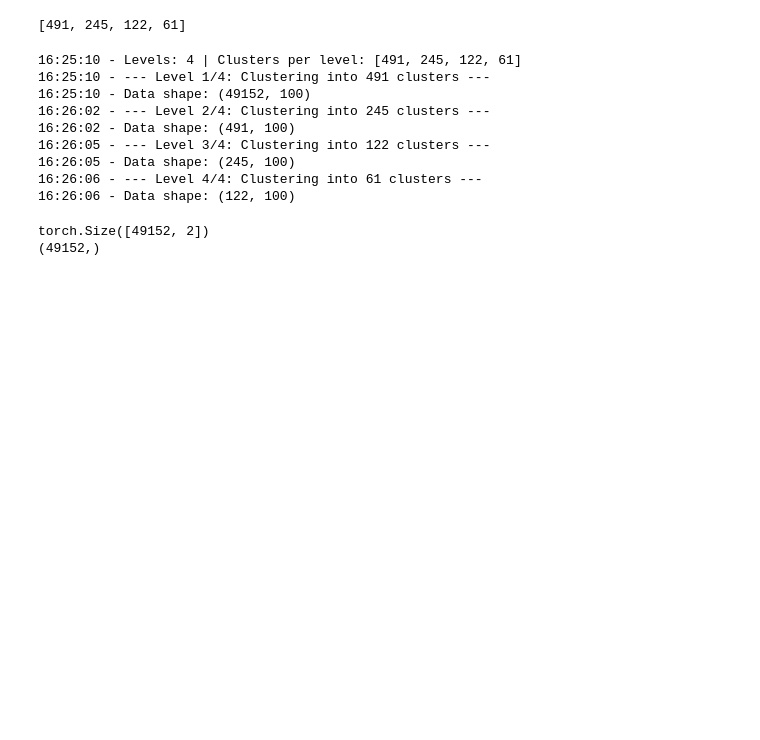
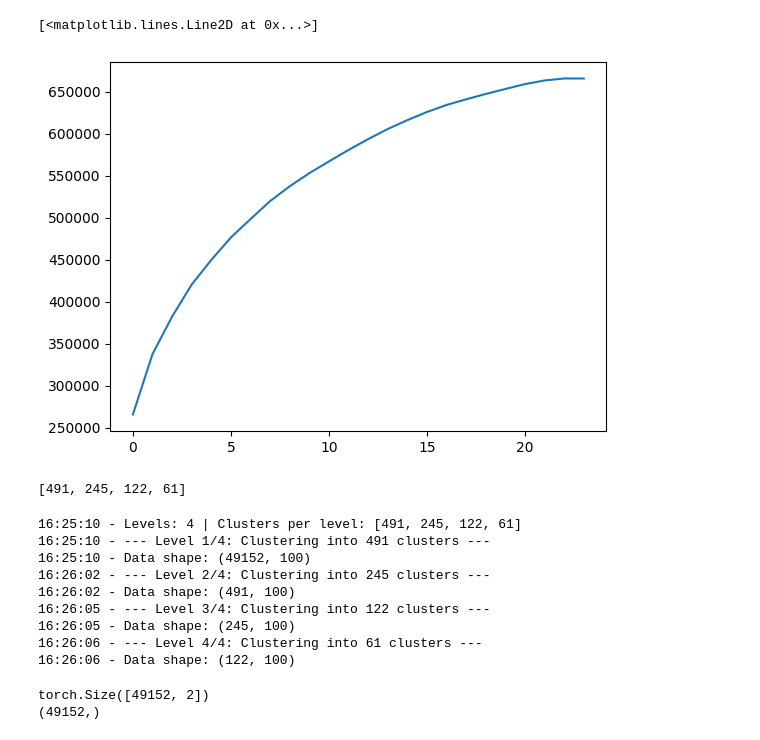
Before and after one commit to TizianoCausin01/exp_set, a Jupyter notebook: python_scripts/scripts/dev_var_id_comparisons.ipynb, the cells around one changed output. Saved outputs shown, nothing was run; the diff lists cells and outputs as text; code cells hidden in the pictures; blank space fills up the shorter version.

```diff
--- a/python_scripts/scripts/dev_var_id_comparisons.ipynb
+++ b/python_scripts/scripts/dev_var_id_comparisons.ipynb
@@ -24,3 +25,11 @@ from sampling.utils import features_sampling
 from torch.utils.data import DataLoader, Subset
 from alignment.utils import get_usual_transform, get_transform_to_show
 from pref_viewing.utils import plot_imgs
+# %%
+p = "/Users/tizianocausin/Library/CloudStorage/OneDrive-SISSA/data_repo/exp_set_res/silico/sampling_comparisons/kmeans_PCs_alexnet_features.0_test_resnet50_conv1_20.pkl"
+a = joblib.load(p)
+# %%
+plt.plot(np.cumsum(a['PCA'].explained_variance_))
+# %% [output]
+[<matplotlib.lines.Line2D at 0x...>]
+[figure, added]
```
Also changed, not shown: parts of 2 cells of this notebook, 12 other files.
